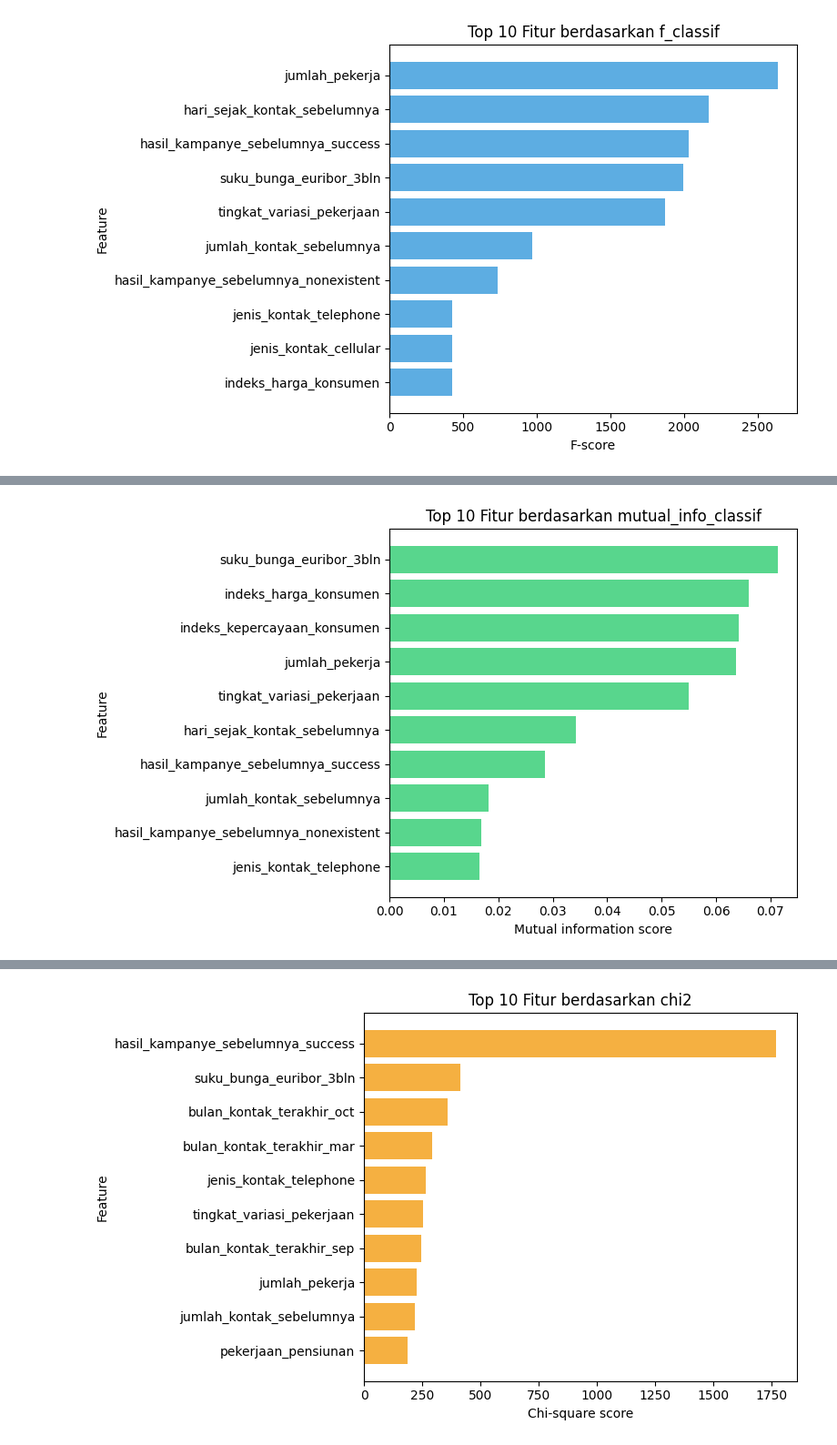
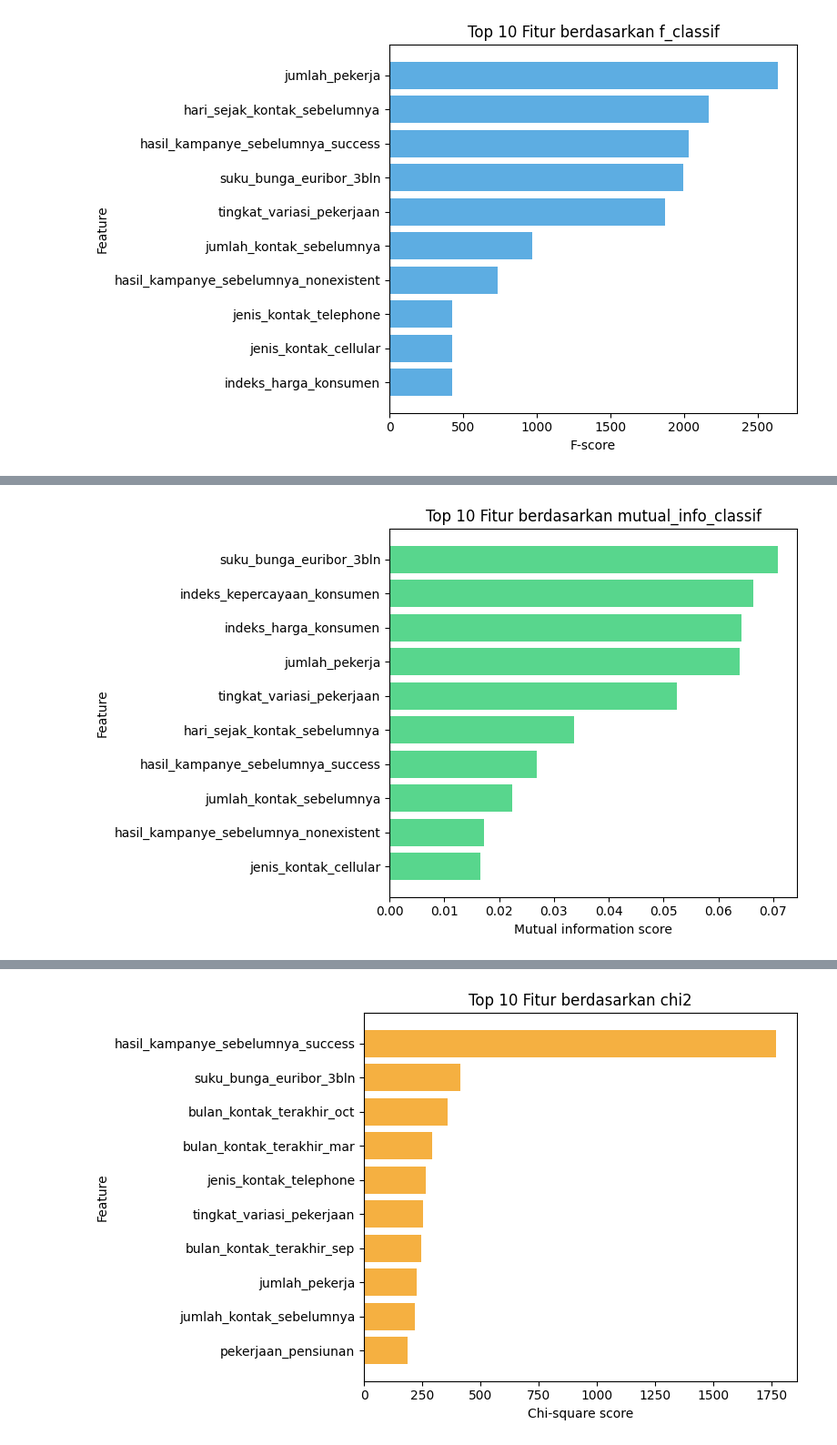
Before and after one commit to 0xkeonho/Modul-Data-Mining, a Jupyter notebook: week-03/praktikum/Filter-Wrapper.ipynb, the cells around one changed output, grey strips where cells are left out. Shown at 91% size. Saved outputs shown, nothing was run; the diff lists cells and outputs as text; code cells hidden in the pictures.

```diff
--- a/week-03/praktikum/Filter-Wrapper.ipynb
+++ b/week-03/praktikum/Filter-Wrapper.ipynb
@@ -56,34 +214,42 @@ plt.style.use('default')
 Dataset utama minggu ini adalah `training_dataset.csv`. Target klasifikasi yang ingin diprediksi adalah `berlangganan_deposito`.
 # %%
 from pathlib import Path
+import os
 
-base_candidates = [
-    Path('.'),
-    Path('/kaggle/working'),
-]
+# Use absolute path based on notebook location
+notebook_dir = Path('/Users/dans/Downloads/asdos-datmin/week-03/praktikum')
 
 def resolve_dataset(filename):
-    for base in base_candidates:
-        candidate = base / filename
-        if candidate.exists():
-            return candidate
+    # Try notebook directory first
+    candidate = notebook_dir / filename
+    if candidate.exists():
+        return candidate
 
+    # Try current working directory
+    candidate = Path.cwd() / filename
+    if candidate.exists():
+        return candidate
+
+    # Try Kaggle paths
     kaggle_input = Path('/kaggle/input')
     if kaggle_input.exists():
         matches = list(kaggle_input.rglob(filename))
         if matches:
             return matches[0]
 
-    raise FileNotFoundError(f'Tidak menemukan {filename} di path lokal maupun Kaggle.')
+    raise FileNotFoundError(f'Tidak menemukan {filename}')
 
 train_path = resolve_dataset('training_dataset.csv')
 valid_path = resolve_dataset('validation_set.csv')
 
+print(f'Notebook dir: {notebook_dir}')
+print(f'Working dir: {Path.cwd()}')
+print(f'Training path: {train_path}')
+print(f'Validation path: {valid_path}')
+
 df = pd.read_csv(train_path)
 df_valid = pd.read_csv(valid_path)
 
-print('Training path  :', train_path)
-print('Validation path:', valid_path)
 print('Shape training set :', df.shape)
 print('Shape validation set:', df_valid.shape)
 
@@ -507,13 +940,13 @@ mi_scores.head(15)
 # %%
 plt.figure(figsize=(8, 5))
-plt.barh(mi_scores.head(10)['feature'][::-1], mi_scores.head(10)['score'][::-1], color='#58d68d')
+plt.barh(mi_results.head(10)['feature'][::-1], mi_results.head(10)['mi_score'][::-1], color='#58d68d')
 plt.title('Top 10 Fitur berdasarkan mutual_info_classif')
 plt.xlabel('Mutual information score')
 plt.ylabel('Feature')
 plt.tight_layout()
 plt.show()
 # %% [output]
-[figure, old version]
+[figure, new version]
 # %%
 mi_model = LogisticRegression(max_iter=2000, class_weight='balanced')
 mi_result = evaluate_model(mi_model, X_train_mi, X_test_mi, y_train, y_test, 'SelectKBest + mutual_info', X_train_mi.shape[1], mi_features)
```
Also changed, not shown: parts of 34 cells of this notebook.
